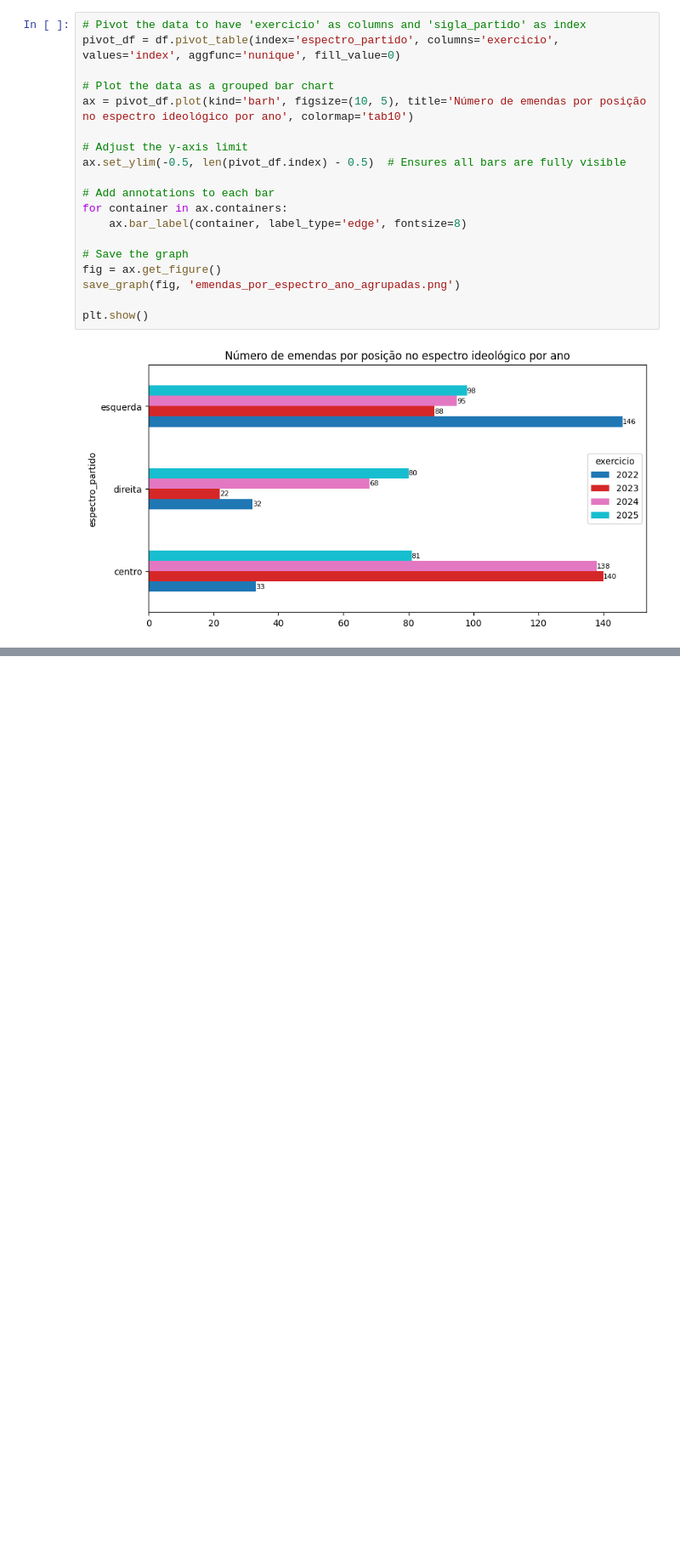
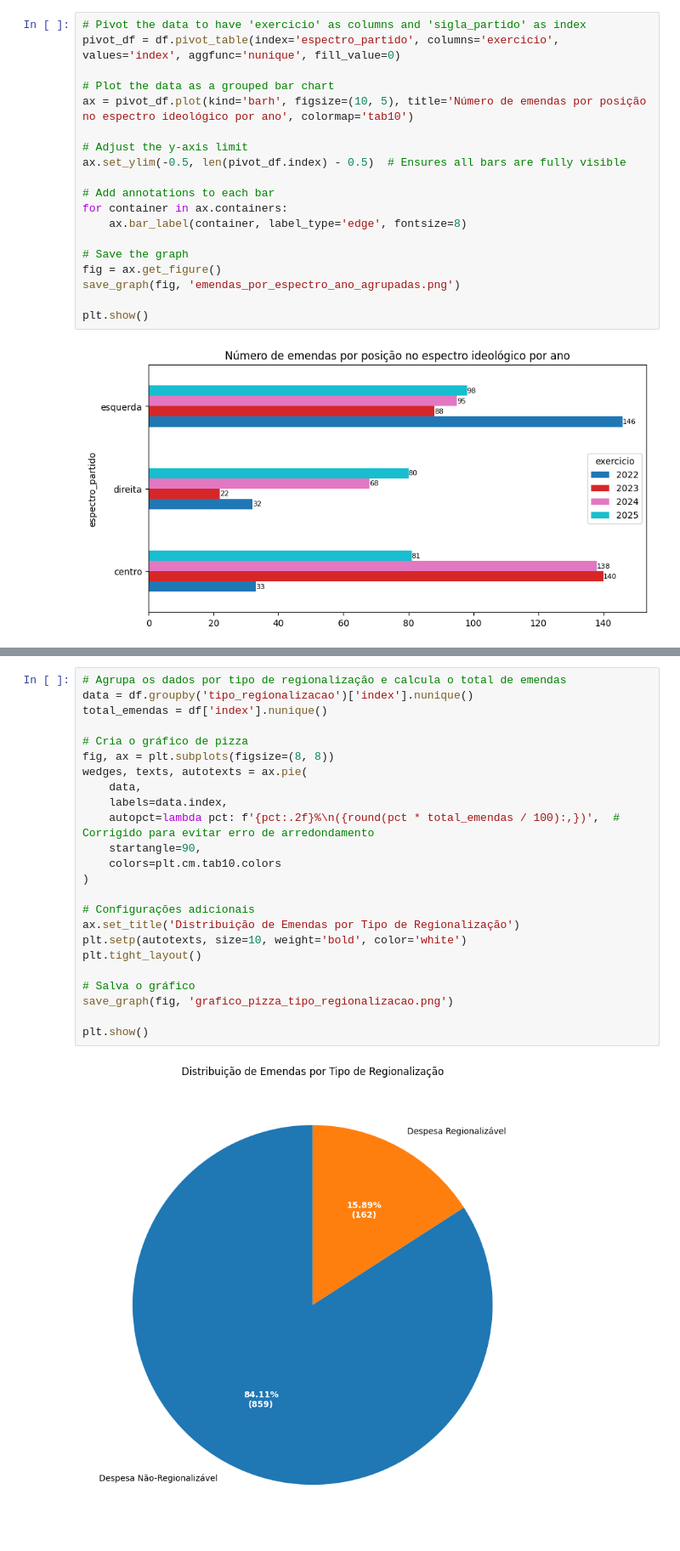
Before and after one commit to h-pgy/artigo_regionalizacao_emendas, a Jupyter notebook: 06_analise_exploratoria_de_dados.ipynb, the cells around one changed output, grey strips where cells are left out. Shown at 85% size. Saved outputs shown, nothing was run; the diff lists cells and outputs as text; blank space fills up the shorter version.

```diff
--- a/06_analise_exploratoria_de_dados.ipynb
+++ b/06_analise_exploratoria_de_dados.ipynb
@@ -289,0 +276,26 @@ NameError: name 'df_merge' is not defined
+# %%
+# Agrupa os dados por tipo de regionalização e calcula o total de emendas
+data = df.groupby('tipo_regionalizacao')['index'].nunique()
+total_emendas = df['index'].nunique()
+
+# Cria o gráfico de pizza
+fig, ax = plt.subplots(figsize=(8, 8))
+wedges, texts, autotexts = ax.pie(
+    data,
+    labels=data.index,
+    autopct=lambda pct: f'{pct:.2f}%\n({round(pct * total_emendas / 100):,})',  # Corrigido para evitar erro de arredondamento
+    startangle=90,
+    colors=plt.cm.tab10.colors
+)
+
+# Configurações adicionais
+ax.set_title('Distribuição de Emendas por Tipo de Regionalização')
+plt.setp(autotexts, size=10, weight='bold', color='white')
+plt.tight_layout()
+
+# Salva o gráfico
+save_graph(fig, 'grafico_pizza_tipo_regionalizacao.png')
+
+plt.show()
+# %% [output]
+[figure, added]
```
Also changed, not shown: parts of 40 cells of this notebook, 14 other files.
